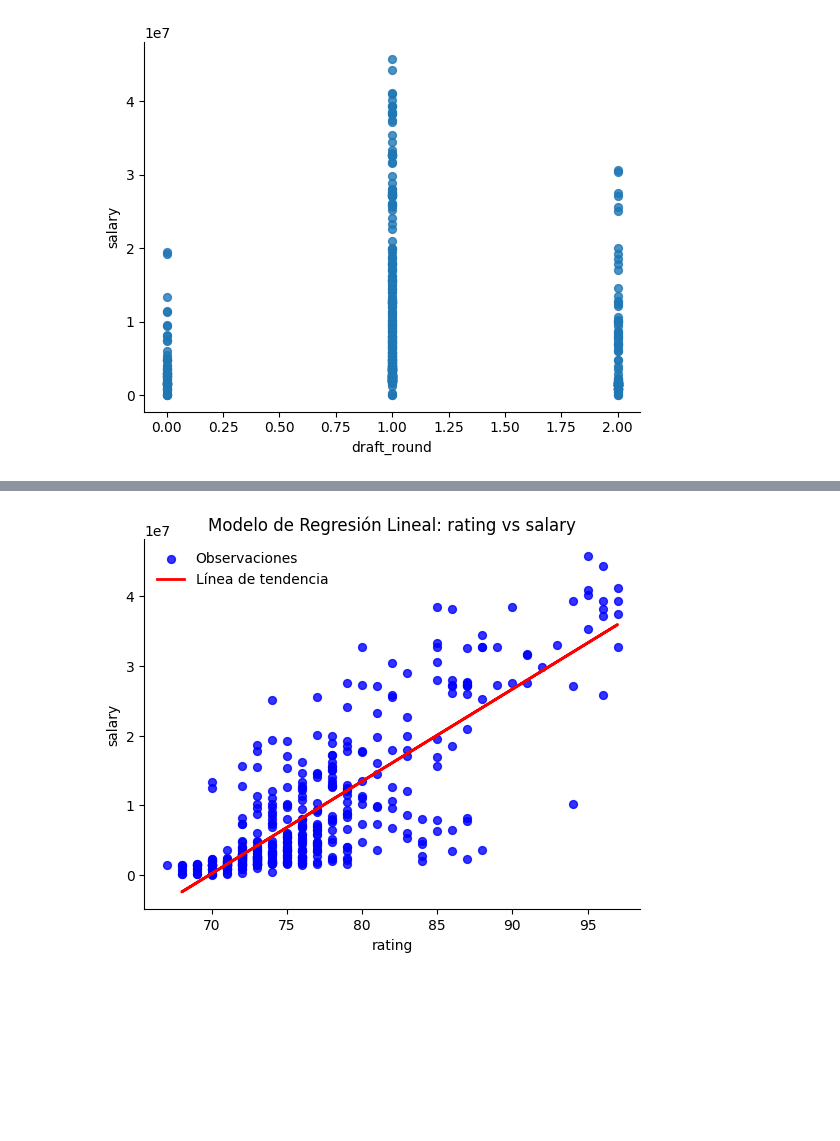
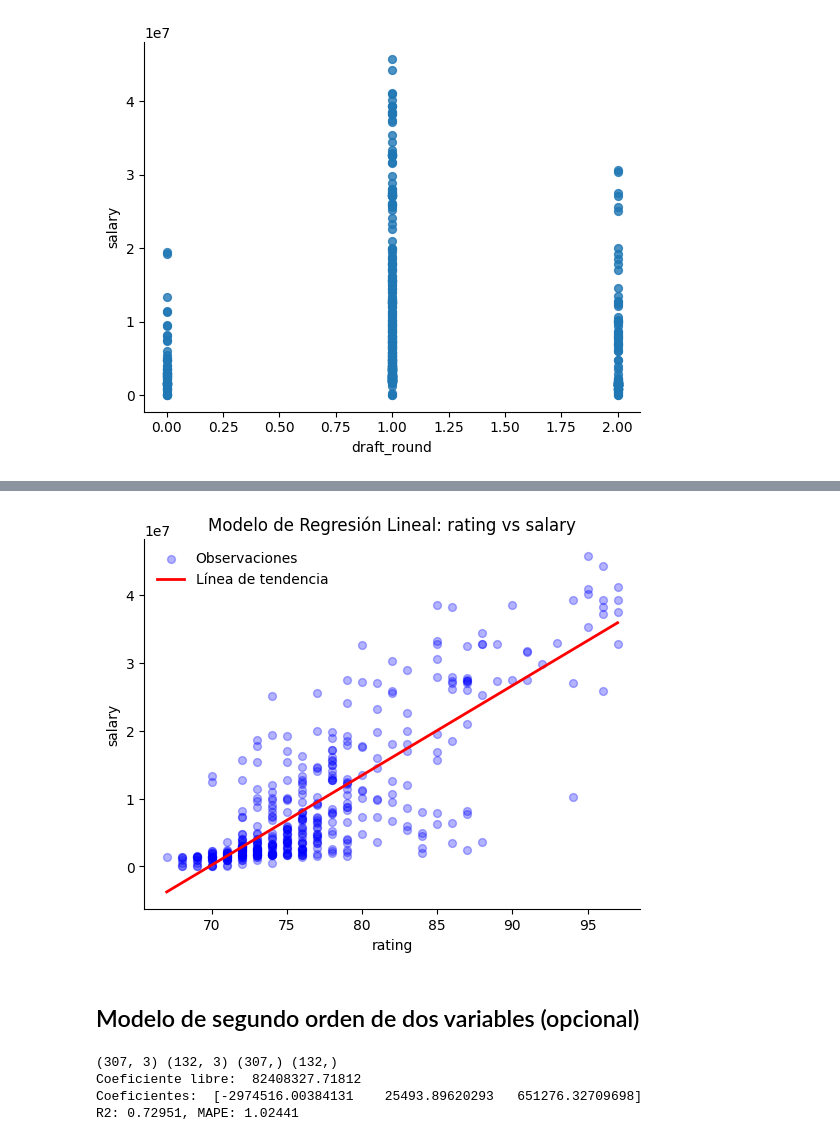
Before and after one commit to vshalisko/PythonIntro, a Jupyter notebook: Unidad_3/Proyecto_4_borrador.ipynb, the cells around one changed output, grey strips where cells are left out. Cells and saved outputs as stored; diff of their text form; code cells hidden in the pictures; blank space fills up the shorter version.

Commit message:
Variante con la regrasión lineal de una y de dos variables

```diff
--- a/Unidad_3/Proyecto_4_borrador.ipynb
+++ b/Unidad_3/Proyecto_4_borrador.ipynb
@@ -55,8 +73,14 @@ plt.gca().spines[['top', 'right',]].set_visible(False)
 # %%
 from sklearn.model_selection import train_test_split
 
-## data splitting and variable definition
-X, y = df.iloc[:, :1], df["salary"]
+# definicion de variables
+X = df[['rating']]
+y = df['salary']
+
+print(type(X))
+print(type(y))
+
+# subdivision de conjuntos de prueba y conrtol
 X_train, X_test, y_train, y_test = train_test_split(X, y, test_size=0.3, random_state=100)
 
 print(X_train.shape, X_test.shape, y_train.shape, y_test.shape)
@@ -86,0 +117,16 @@ Intercept: -92389014.05703, coeficiente X: 1322855.14922, r2: 0.67379, MAPE: 1.2
+# %%
+# determinar los valores minimo y maximo de la columna de datos
+min_rating = df['rating'].min()
+max_rating = df['rating'].max()
+print(min_rating, max_rating)
+
+# Generar una secuencia desde minimo hasta el maximo
+rating_sequence = range(min_rating, max_rating+1, 1)
+
+# Convertir la secuencia a un dataframe
+seq_df = pd.DataFrame({'rating': rating_sequence})
+
+# Visualizar el inicio de dataframe
+display(seq_df.head())
+
+seq_y = model.predict(seq_df)
@@ -87,14 +141,15 @@ Intercept: -92389014.05703, coeficiente X: 1322855.14922, r2: 0.67379, MAPE: 1.2
 # %%
 # Presentar grafica de puntos
-plt.scatter(X, y, color='blue', label='Observaciones', s=32, alpha=.8)
+plt.scatter(X, y, color='blue', label='Observaciones', s=32, alpha=.3)
 
 # Agregar la linea de regresión
-plt.plot(X_test, y_test_pred, color='red', linewidth=2, label='Línea de tendencia')
+plt.plot(seq_df['rating'], seq_y, color='red', linewidth=2, label='Línea de tendencia')
+
 plt.gca().spines[['top', 'right',]].set_visible(False)
 plt.ylabel('salary');
-plt.xlabel(r'rating');
+plt.xlabel('rating');
 plt.title('Modelo de Regresión Lineal: rating vs salary')
 plt.legend(frameon=False, loc=2)
 plt.show()
 # %% [output]
-[figure, old version]
+[figure, new version]
@@ -100,0 +158,32 @@ plt.show()
+# %% [markdown]
+## Modelo de segundo orden de dos variables (opcional)
+# %%
+# definicion de variables
+X2 = df[['rating','rating2','experience']]
+y2 = df['salary']
+
+# subdivision de conjuntos de prueba y conrtol
+X2_train, X2_test, y2_train, y2_test = train_test_split(X2, y2, test_size=0.3, random_state=100)
+
+print(X2_train.shape, X2_test.shape, y2_train.shape, y2_test.shape)
+
+## ajuste del modelo
+model2 = LinearRegression()
+model2.fit(X2_train, y2_train)
+
+## evaluación del modelo
+y2_test_pred = model2.predict(X2_test)
+result2_r2 = r2_score(y2_test, y2_test_pred)
+result2_mape = mape(y2_test, y2_test_pred)
+
+## resultados
+print("Coeficiente libre: ", round(model2.intercept_, 5))
+print("Coeficientes: ", model2.coef_)
+print("R2: {}, MAPE: {}".format(
+                        round(result2_r2, 5),
+                        round(result2_mape, 5)))
+# %% [output]
+(307, 3) (132, 3) (307,) (132,)
+Coeficiente libre:  82408327.71812
+Coeficientes:  [-2974516.00384131    25493.89620293   651276.32709698]
+R2: 0.72951, MAPE: 1.02441
```
Also changed, not shown: parts of 9 cells of this notebook.
